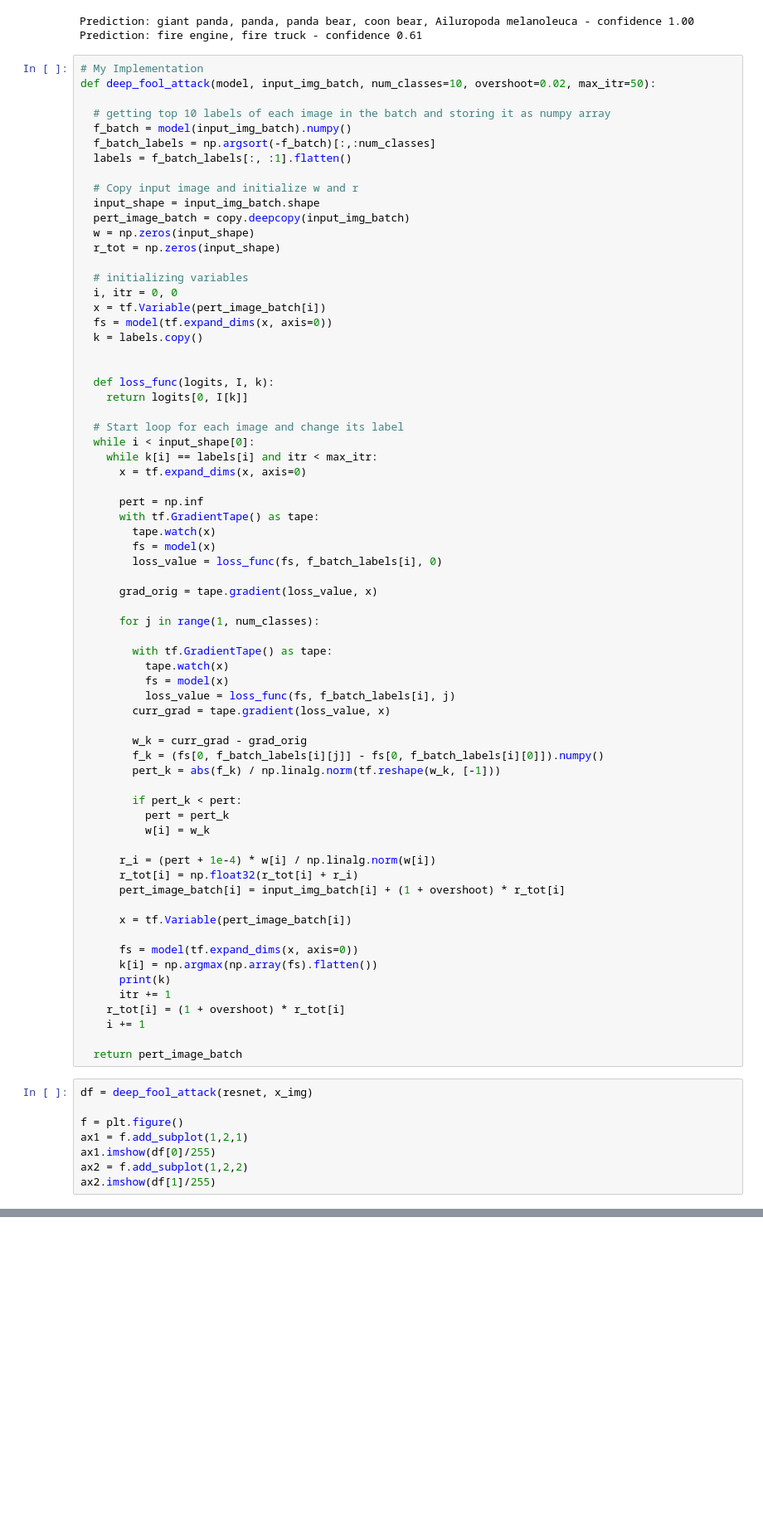
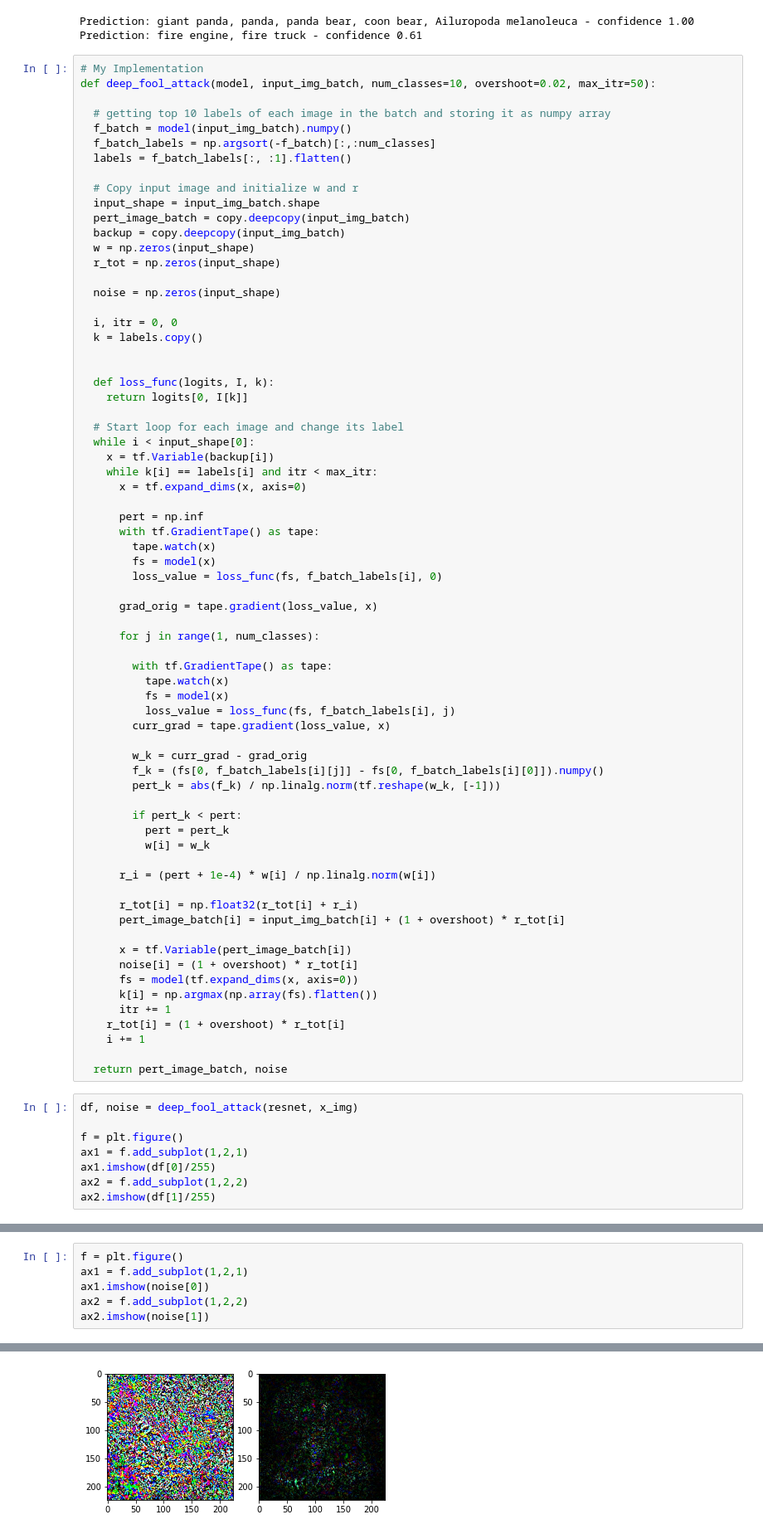
Before and after one commit to aayushwadhwa/adversarial-attacks-project, a Jupyter notebook: Cleverhans/deepfool_cleverhans_with_loop.ipynb, the cells around one changed output, grey strips where cells are left out. Shown at 83% size. Cells and saved outputs as stored; diff of their text form; blank space fills up the shorter version.

Commit message:
Deep Fool Code

```diff
--- a/Cleverhans/deepfool_cleverhans_with_loop.ipynb
+++ b/Cleverhans/deepfool_cleverhans_with_loop.ipynb
@@ -60,13 +60,13 @@ def deep_fool_attack(model, input_img_batch, num_classes=10, overshoot=0.02, max
   # Copy input image and initialize w and r
   input_shape = input_img_batch.shape
   pert_image_batch = copy.deepcopy(input_img_batch)
+  backup = copy.deepcopy(input_img_batch)
   w = np.zeros(input_shape)
   r_tot = np.zeros(input_shape)
 
-  # initializing variables
+  noise = np.zeros(input_shape)
+
   i, itr = 0, 0
-  x = tf.Variable(pert_image_batch[i])
-  fs = model(tf.expand_dims(x, axis=0))
   k = labels.copy()
 
 
@@ -75,6 +75,7 @@ def deep_fool_attack(model, input_img_batch, num_classes=10, overshoot=0.02, max
 
   # Start loop for each image and change its label
   while i < input_shape[0]:
+    x = tf.Variable(backup[i])
     while k[i] == labels[i] and itr < max_itr:
       x = tf.expand_dims(x, axis=0)
 
@@ -103,21 +104,21 @@ def deep_fool_attack(model, input_img_batch, num_classes=10, overshoot=0.02, max
           w[i] = w_k
 
       r_i = (pert + 1e-4) * w[i] / np.linalg.norm(w[i])
+
       r_tot[i] = np.float32(r_tot[i] + r_i)
       pert_image_batch[i] = input_img_batch[i] + (1 + overshoot) * r_tot[i]
 
       x = tf.Variable(pert_image_batch[i])
-
+      noise[i] = (1 + overshoot) * r_tot[i]
       fs = model(tf.expand_dims(x, axis=0))
       k[i] = np.argmax(np.array(fs).flatten())
-      print(k)
       itr += 1
     r_tot[i] = (1 + overshoot) * r_tot[i]
     i += 1
 
-  return pert_image_batch
+  return pert_image_batch, noise
 # %%
-df = deep_fool_attack(resnet, x_img)
+df, noise = deep_fool_attack(resnet, x_img)
 
 f = plt.figure()
 ax1 = f.add_subplot(1,2,1)
@@ -136 +132,8 @@ Clipping input data to the valid range for imshow with RGB data ([0..1] for floa
 [figure]
+# %%
+f = plt.figure()
+ax1 = f.add_subplot(1,2,1)
+ax1.imshow(noise[0])
+ax2 = f.add_subplot(1,2,2)
+ax2.imshow(noise[1])
+# %% [output]
@@ -137,3 +143,4 @@ Clipping input data to the valid range for imshow with RGB data ([0..1] for floa
+[figure, added]
 # %%
 pred = resnet.predict(df)
 labels = np.argmax(pred, axis=1)
```
Also changed, not shown: parts of 6 cells of this notebook.
